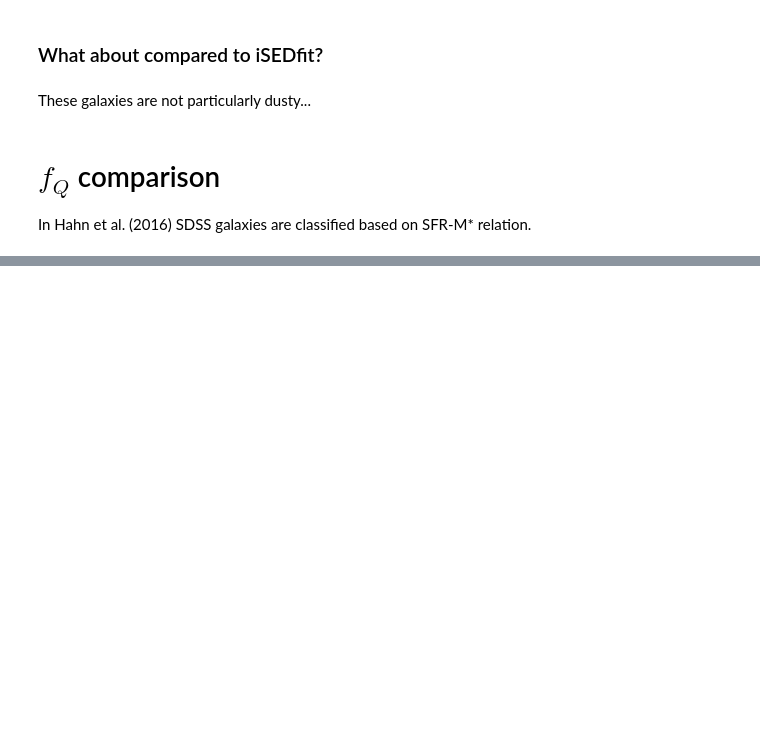
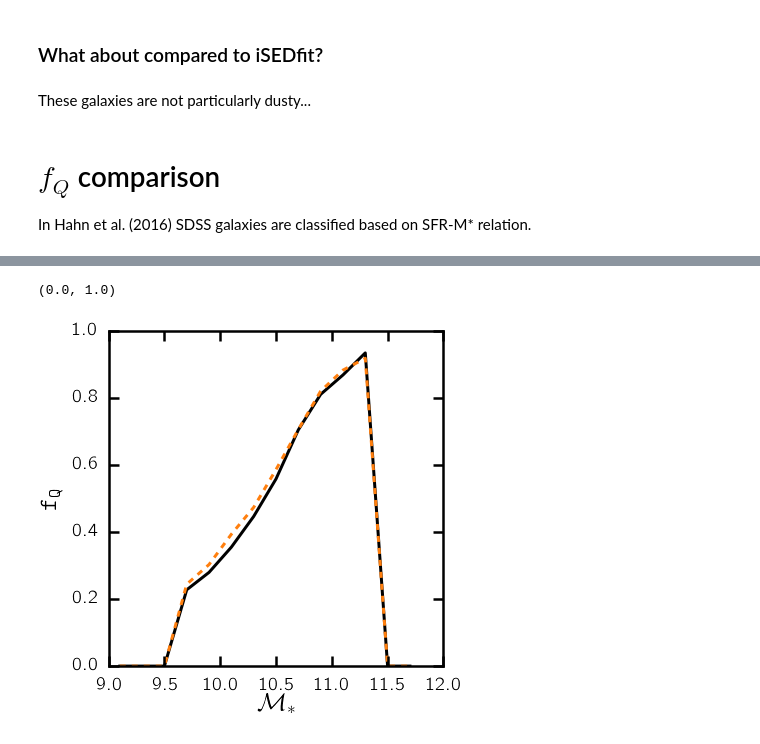
Before and after one commit to changhoonhahn/central_quenching, a Jupyter notebook: CenQue/GalProp_comparison.ipynb, the cells around one changed output, grey strips where cells are left out. Cells and saved outputs as stored; diff of their text form; code cells hidden in the pictures; blank space fills up the shorter version.

```diff
--- a/CenQue/GalProp_comparison.ipynb
+++ b/CenQue/GalProp_comparison.ipynb
@@ -705,17 +694,19 @@ nuv_r_j_FQ = []
 sfms_FQ = []
 mass_bins = np.arange(9.0, 12., 0.2)
 for i_m in range(len(mass_bins)-1):
-    in_mbin_ised = np.where((vagc['isedfit_id'] != -999) &
+    in_mbin_nsa = np.where((vagc['nsa_id'] != -999) &
                        (vagc['mass'] > mass_bins[i_m]) &
                        (vagc['mass'] <= mass_bins[i_m+1]))
-    rj_mbin_ised = vagc['isedfit_r'][in_mbin_ised] - vagc['isedfit_j'][in_mbin_ised]
-    nuvj_mbin_ised = vagc['isedfit_nuv'][in_mbin_ised] - vagc['isedfit_r'][in_mbin_ised]
-    N_Q_nuvrj = np.float(np.sum((nuvj_mbin_ised > 4.2) & (nuvj_mbin_ised > 2.0 + 2.4 * rj_mbin_ised)))
+    rj_mbin_nsa = vagc['nsa_r-j'][in_mbin_nsa]
+    nuvj_mbin_nsa = vagc['nsa_nuv-r'][in_mbin_nsa]
+    N_Q_nuvrj = np.float(np.sum((nuvj_mbin_nsa > 4.2) & (nuvj_mbin_nsa > 2.0 + 2.4 * rj_mbin_nsa)))
 
-    N_Q_sfms = np.float(np.sum(vagc['sfr'][in_mbin_ised] < 0.53 * (vagc['mass'][in_mbin_ised] - 10.5)+ 1.1 * (vagc['z'][in_mbin_ised] - 0.0502) - 1.11))
+    N_Q_sfms = np.float(np.sum(vagc['sfr'][in_mbin_nsa] < 0.53 * (vagc['mass'][in_mbin_nsa] - 10.5)+ 1.1 * (vagc['z'][in_mbin_nsa] - 0.0502) - 1.11))
 
-    N_tot_mbin = np.float(len(in_mbin_ised[0]))
-    if N_tot_mbin == 0.:
+    N_tot_mbin = np.float(len(in_mbin_nsa[0]))
+
+    #print 0.5*(mass_bins[i_m] + mass_bins[i_m+1]), N_Q_nuvrj, N_Q_sfms
+    if N_tot_mbin < 10.:
         nuv_r_j_FQ.append(0.)
         sfms_FQ.append(0.)
     else:
@@ -750,7 +715,12 @@ bkgd.set_ylabel('$f_Q$', fontsize=25)
 # %%
 fig = plt.figure(figsize=(6,6))
 sub = fig.add_subplot(111)
 sub.plot(0.5*(mass_bins[:-1]+mass_bins[1:]), sfms_FQ, c='k', lw=3)
 sub.plot(0.5*(mass_bins[:-1]+mass_bins[1:]), nuv_r_j_FQ, c=pretty_colors[3], lw=3, ls='--')
-sub.set_xlim([9.0, 11.5])
+sub.set_xlabel('$\mathcal{M}_*$', fontsize=25)
+sub.set_xlim([9.0, 12.0])
+sub.set_ylabel('$\mathtt{f_Q}$', fontsize=25)
 sub.set_ylim([0.,1.])
+# %% [output]
+(0.0, 1.0)
+[figure, added]
```
Also changed, not shown: parts of 11 cells of this notebook, 1 other file.
